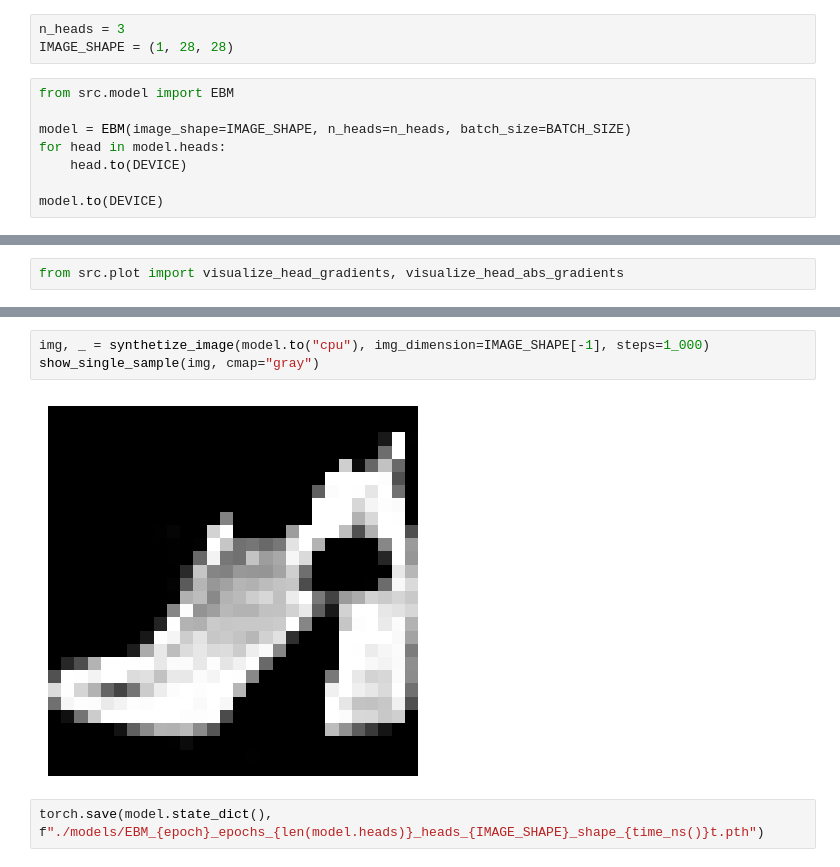
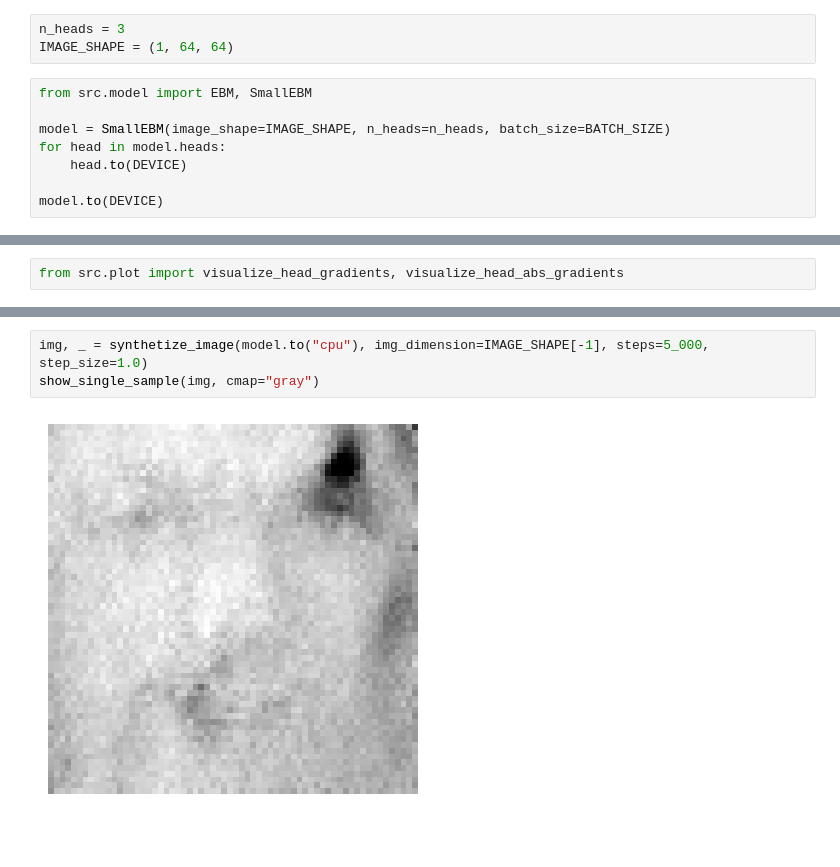
Before and after one commit to marco-cartago/EbmFcT, a Jupyter notebook: test_total_correlation.ipynb, the cells around one changed output, grey strips where cells are left out. Cells and saved outputs as stored; diff of their text form; blank space fills up the shorter version.

```diff
--- a/test_total_correlation.ipynb
+++ b/test_total_correlation.ipynb
@@ -39,10 +43,10 @@ shape: torch.Size([8, 1, 28, 28])
 # %%
 n_heads = 3
-IMAGE_SHAPE = (1, 28, 28)
+IMAGE_SHAPE = (1, 64, 64)
 # %%
-from src.model import EBM
+from src.model import EBM, SmallEBM
 
-model = EBM(image_shape=IMAGE_SHAPE, n_heads=n_heads, batch_size=BATCH_SIZE)
+model = SmallEBM(image_shape=IMAGE_SHAPE, n_heads=n_heads, batch_size=BATCH_SIZE)
 for head in model.heads:
     head.to(DEVICE)
 
@@ -220,7 +338,5 @@ show_single_sample(img, cmap="gray")
 # %%
-img, _ = synthetize_image(model.to("cpu"), img_dimension=IMAGE_SHAPE[-1], steps=1_000)
+img, _ = synthetize_image(model.to("cpu"), img_dimension=IMAGE_SHAPE[-1], steps=5_000, step_size=1.0)
 show_single_sample(img, cmap="gray")
 # %% [output]
-[figure, old version]
+[figure, new version]
-# %%
-torch.save(model.state_dict(), f"./models/EBM_{epoch}_epochs_{len(model.heads)}_heads_{IMAGE_SHAPE}_shape_{time_ns()}t.pth")
```
Also changed, not shown: parts of 16 cells of this notebook, 1 other file.
